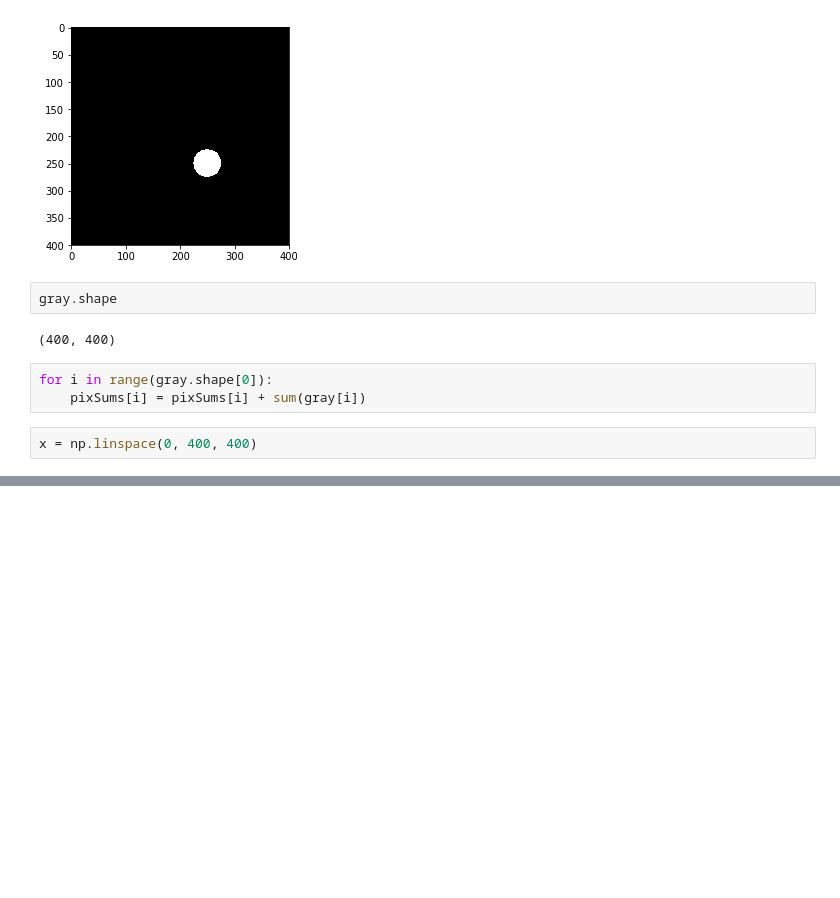
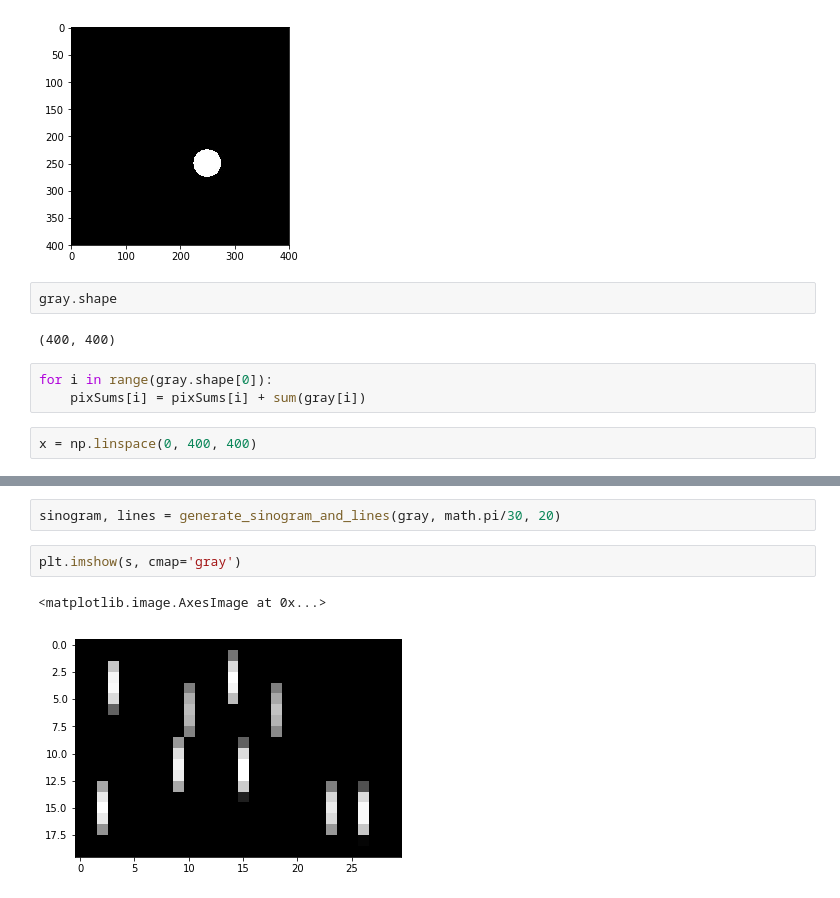
Before and after one commit to damianhorna/backprojection-tomography, a Jupyter notebook: sinus.ipynb, the cells around one changed output, grey strips where cells are left out. Saved outputs shown, nothing was run; the diff lists cells and outputs as text; blank space fills up the shorter version.

Commit message:
sinogram generation and back projection

```diff
--- a/sinus.ipynb
+++ b/sinus.ipynb
@@ -42,0 +85,7 @@ plt.plot(x, pixSums)
+# %%
+sinogram, lines = generate_sinogram_and_lines(gray, math.pi/30, 20)
+# %%
+plt.imshow(s, cmap='gray')
+# %% [output]
+<matplotlib.image.AxesImage at 0x...>
+[figure, added]
```
Also changed, not shown: parts of 10 cells of this notebook, 1 other file.
